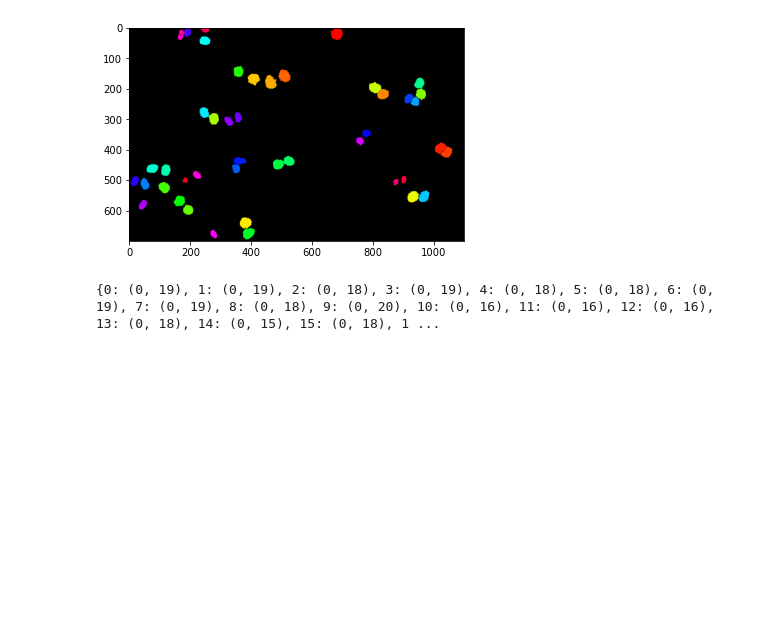
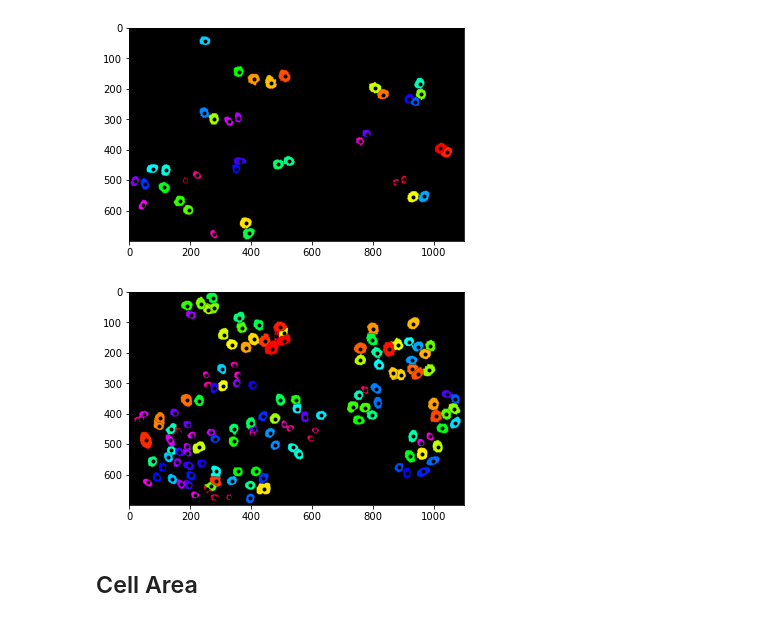
Before and after one commit to moates695/cs9517_Group_Project, a Jupyter notebook: marcus/updated_functions.ipynb, the cells around one changed output. Drawn from its saved outputs; the diff is of its cells as text; code cells hidden in the pictures; blank space fills up the shorter version.

Commit message:
segment, find centroids, contours, avg.size, count, plot, & label

```diff
--- a/marcus/updated_functions.ipynb
+++ b/marcus/updated_functions.ipynb
@@ -80,7 +80,7 @@ def flush_border_cells(pts, img):
                     border_img[b_pt[0]+i, b_pt[1]+j] = MAX
         cnt += 1
     new = img - border_img
-    return new.astype('uint16'), border_pts
+    return points(new), new.astype('uint16')
 # %%
 def colour_label_image(pts_labels, show=True):
     cmap = cm.get_cmap('hsv').copy()
@@ -99,12 +99,11 @@ def colour_label_image(pts_labels, show=True):
         plt.show()
     return rgba_img
 # %%
-def plt_rgb_img_scatter(cs, pts_labels=None):
+def plt_rgb_img_scatter(centroids, pts_labels):
     rgb_img = colour_label_image(pts_labels, False)
     plt.imshow(rgb_img)
-    if pts_labels != None:
-        for (x, y) in cs.values():
-            plt.scatter(y, x, c='white', marker='o')
+    for (x, y) in centroids.keys():
+        plt.scatter(y, x, c='white', marker='.')
     plt.show()
 # %%
 def check_coords(pt):
@@ -162,7 +161,7 @@ def no_collision(pt, label, existing_pts):
 # %%
 def rebuild(img, show=True):
     # could use flushed image? Depends on cell tracking
-    pts = points(img)
+    pts, img = flush_border_cells(points(img), img)
     distance = ndimage.distance_transform_edt(img)
     coords = peak_local_max(distance, footprint=np.ones((7,7)), labels = img, min_distance=12)
     coords = {tuple(c): i for i, c in enumerate(coords)}
@@ -204,26 +203,22 @@ def rebuild(img, show=True):
     return dilated2_pts
 # %%
 def centroids(pts):
-    extrema = {}
+    labels = {}
     for (x,y), label in pts.items():
-        if label not in extrema:
-            extrema[label] = {'x1': x, 'x2': x, 'y1': y, 'y2': y}
-        if x < extrema[label]['x1']:
-            extrema[label]['x1'] = x
-        elif x > extrema[label]['x2']:
-            extrema[label]['x2'] = x
-        if y < extrema[label]['y1']:
-            extrema[label]['y1'] = y
-        elif y > extrema[label]['y2']:
-            extrema[label]['y2'] = y
+        if label not in labels:
+            labels[label] = {'x': [x], 'y': [y]}
+            continue
+        labels[label]['x'].append(x)
+        labels[label]['y'].append(y)
     centres = {}
-    for label, data in extrema.items():
-        centres[label] = (int(abs(data['x2']-data['x2'])/2),
-                          int(abs(data['y1']-data['y2'])/2))
+    for label, data in labels.items():
+        centres[int(sum(data['x'])/len(data['x'])),
+                int(sum(data['y'])/len(data['y']))] = label
     return centres
 # %%
 seg = segment(imgs[0][0])
+pts = rebuild(seg, False)
+centroid = centroids(pts)
+plt_rgb_img_scatter(centroid, pts)
+# %% [output]
+[figure, added]
-# %%
-pts = rebuild(seg)
-# %% [output]
-[figure, removed]
@@ -232,4 +225,9 @@ centroid = centroids(pts)
-# %%
-print(centroid)
-# %% [output]
-{0: (0, 19), 1: (0, 19), 2: (0, 18), 3: (0, 19), 4: (0, 18), 5: (0, 18), 6: (0, 19), 7: (0, 19), 8: (0, 18), 9: (0, 20), 10: (0, 16), 11: (0, 16), 12: (0, 16), 13: (0, 18), 14: (0, 15), 15: (0, 18), 1 ...
+# %%
+seg = segment(imgs[0][-1])
+pts = rebuild(seg, False)
+centroid = centroids(pts)
+plt_rgb_img_scatter(centroid, pts)
+# %% [output]
+[figure, added]
+# %% [markdown]
+## Cell Area
```
Also changed, not shown: parts of 6 cells of this notebook.
